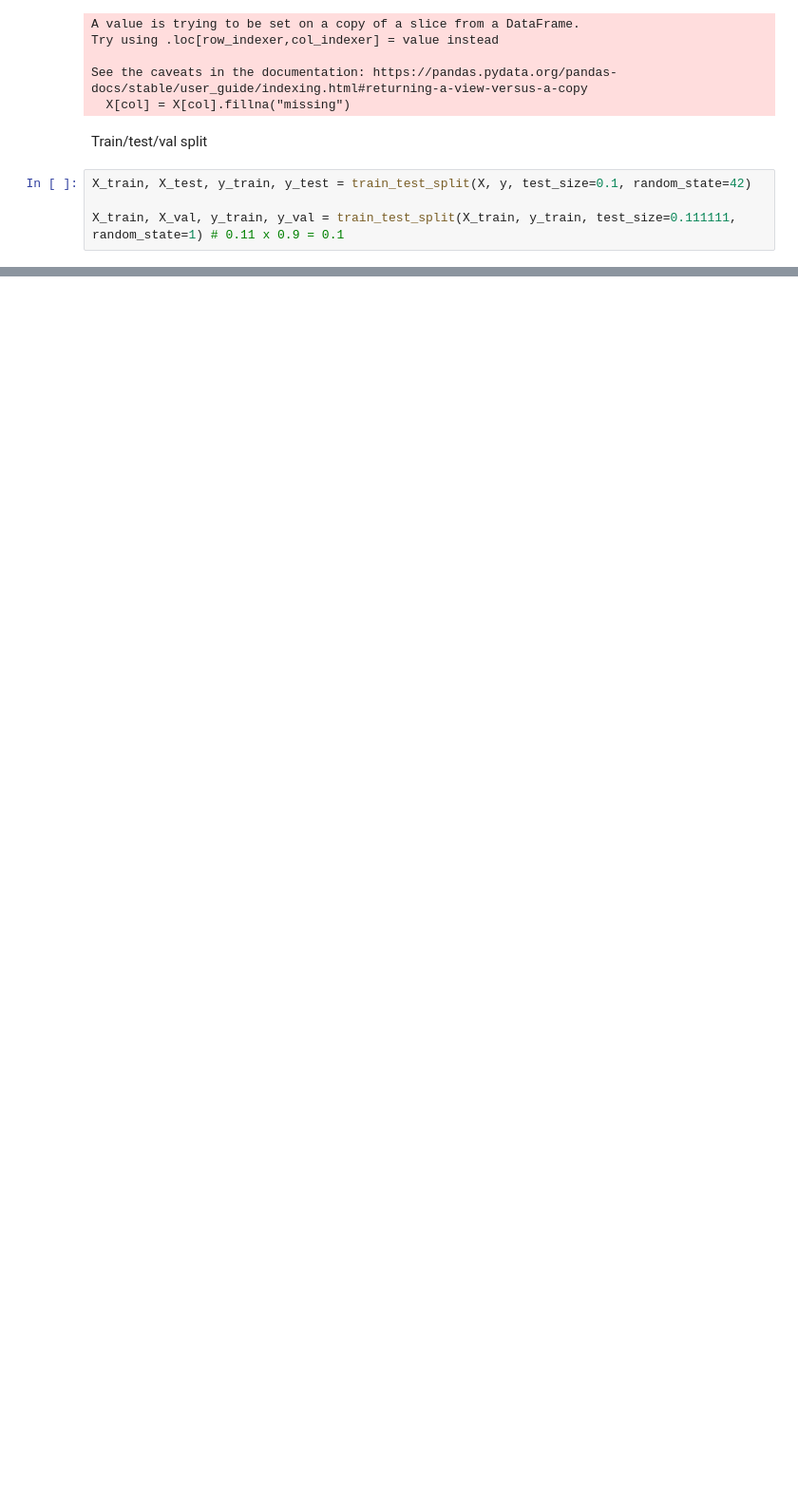
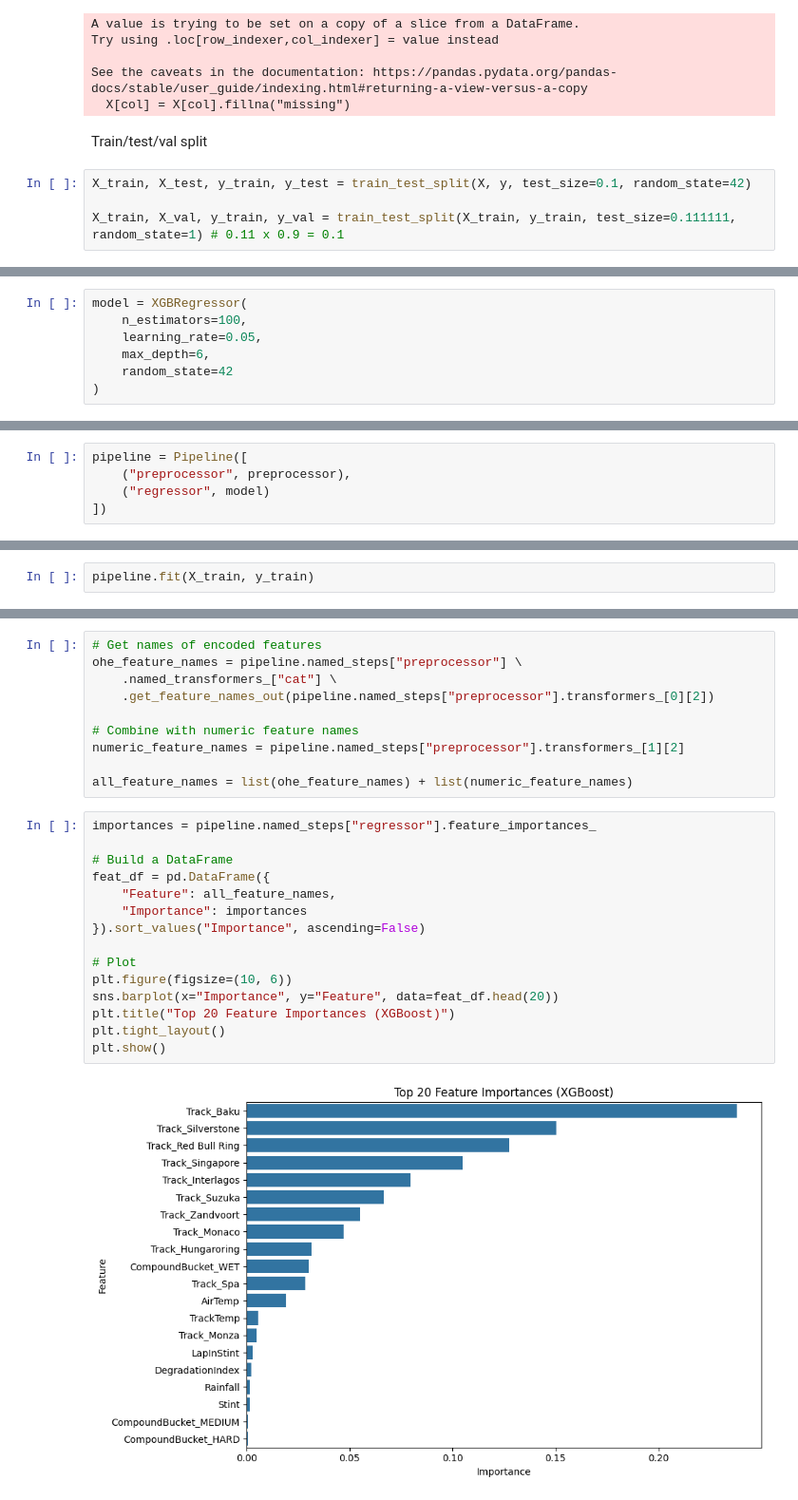
Before and after one commit to ayan-kohli/what-1f, a Jupyter notebook: notebooks/train_laptime_regressor.ipynb, the cells around one changed output, grey strips where cells are left out. Shown at 95% size. Drawn from its saved outputs; the diff is of its cells as text; blank space fills up the shorter version.

Commit message:
Built XGBRegressor pipeline for data. Implemented feature engineering to reduce MAE by ~5 seconds

```diff
--- a/notebooks/train_laptime_regressor.ipynb
+++ b/notebooks/train_laptime_regressor.ipynb
@@ -172,0 +326,7 @@ X_train, X_val, y_train, y_val = train_test_split(X_train, y_train, test_size=0.
+# %%
+model = XGBRegressor(
+    n_estimators=100,
+    learning_rate=0.05,
+    max_depth=6,
+    random_state=42
+)
@@ -172,0 +335,5 @@ X_train, X_val, y_train, y_val = train_test_split(X_train, y_train, test_size=0.
+# %%
+pipeline = Pipeline([
+    ("preprocessor", preprocessor),
+    ("regressor", model)
+])
@@ -172,0 +342,2 @@ X_train, X_val, y_train, y_val = train_test_split(X_train, y_train, test_size=0.
+# %%
+pipeline.fit(X_train, y_train)
@@ -172,0 +380,27 @@ X_train, X_val, y_train, y_val = train_test_split(X_train, y_train, test_size=0.
+# %%
+# Get names of encoded features
+ohe_feature_names = pipeline.named_steps["preprocessor"] \
+    .named_transformers_["cat"] \
+    .get_feature_names_out(pipeline.named_steps["preprocessor"].transformers_[0][2])
+
+# Combine with numeric feature names
+numeric_feature_names = pipeline.named_steps["preprocessor"].transformers_[1][2]
+
+all_feature_names = list(ohe_feature_names) + list(numeric_feature_names)
+# %%
+importances = pipeline.named_steps["regressor"].feature_importances_
+
+# Build a DataFrame
+feat_df = pd.DataFrame({
+    "Feature": all_feature_names,
+    "Importance": importances
+}).sort_values("Importance", ascending=False)
+
+# Plot
+plt.figure(figsize=(10, 6))
+sns.barplot(x="Importance", y="Feature", data=feat_df.head(20))
+plt.title("Top 20 Feature Importances (XGBoost)")
+plt.tight_layout()
+plt.show()
+# %% [output]
+[figure, added]
```
Also changed, not shown: parts of 18 cells of this notebook, 3 other files.
